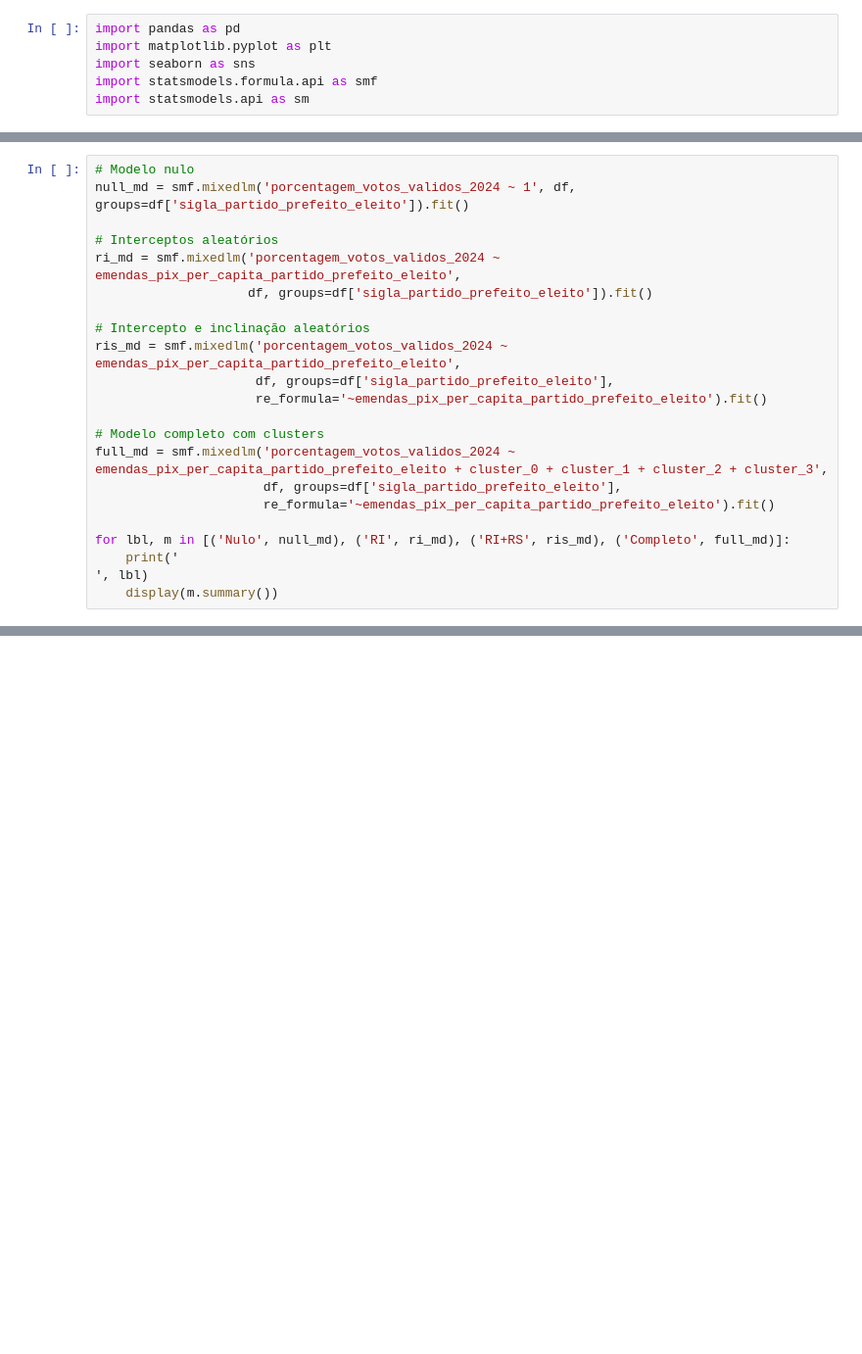
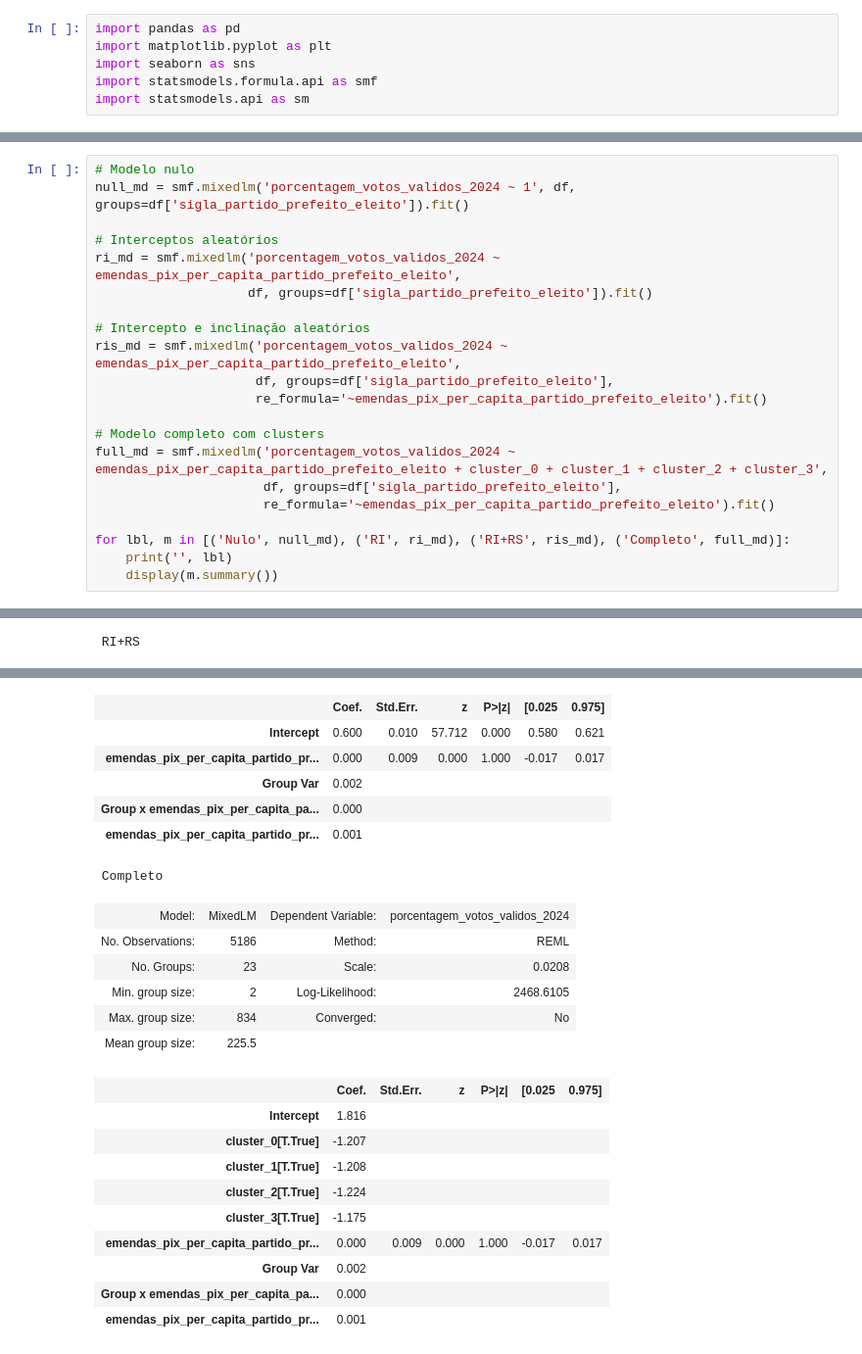
Before and after one commit to brunomelo94/emendas-pix, a Jupyter notebook: notebooks/analise_emendas_pix_clusters.ipynb, the cells around one changed output, grey strips where cells are left out. Shown at 98% size. Cells and saved outputs as stored; diff of their text form; blank space fills up the shorter version.

```diff
--- a/notebooks/analise_emendas_pix_clusters.ipynb
+++ b/notebooks/analise_emendas_pix_clusters.ipynb
@@ -48,6 +75,6 @@ full_md = smf.mixedlm('porcentagem_votos_validos_2024 ~ emendas_pix_per_capita_p
                       re_formula='~emendas_pix_per_capita_partido_prefeito_eleito').fit()
 
 for lbl, m in [('Nulo', null_md), ('RI', ri_md), ('RI+RS', ris_md), ('Completo', full_md)]:
-    print('
-', lbl)
+    print('', lbl)
     display(m.summary())
+# %% [output]
@@ -53,0 +102 @@ for lbl, m in [('Nulo', null_md), ('RI', ri_md), ('RI+RS', ris_md), ('Completo',
+ RI+RS
@@ -53,0 +109,23 @@ for lbl, m in [('Nulo', null_md), ('RI', ri_md), ('RI+RS', ris_md), ('Completo',
+|  | Coef. | Std.Err. | z | P>|z| | [0.025 | 0.975] |
+| Intercept | 0.600 | 0.010 | 57.712 | 0.000 | 0.580 | 0.621 |
+| emendas_pix_per_capita_partido_pr... | 0.000 | 0.009 | 0.000 | 1.000 | -0.017 | 0.017 |
+| Group Var | 0.002 |  |  |  |  |  |
+| Group x emendas_pix_per_capita_pa... | 0.000 |  |  |  |  |  |
+| emendas_pix_per_capita_partido_pr... | 0.001 |  |  |  |  |  |
+ Completo
+| Model: | MixedLM | Dependent Variable: | porcentagem_votos_validos_2024 |
+| No. Observations: | 5186 | Method: | REML |
+| No. Groups: | 23 | Scale: | 0.0208 |
+| Min. group size: | 2 | Log-Likelihood: | 2468.6105 |
+| Max. group size: | 834 | Converged: | No |
+| Mean group size: | 225.5 |  |  |
+|  | Coef. | Std.Err. | z | P>|z| | [0.025 | 0.975] |
+| Intercept | 1.816 |  |  |  |  |  |
+| cluster_0[T.True] | -1.207 |  |  |  |  |  |
+| cluster_1[T.True] | -1.208 |  |  |  |  |  |
+| cluster_2[T.True] | -1.224 |  |  |  |  |  |
+| cluster_3[T.True] | -1.175 |  |  |  |  |  |
+| emendas_pix_per_capita_partido_pr... | 0.000 | 0.009 | 0.000 | 1.000 | -0.017 | 0.017 |
+| Group Var | 0.002 |  |  |  |  |  |
+| Group x emendas_pix_per_capita_pa... | 0.000 |  |  |  |  |  |
+| emendas_pix_per_capita_partido_pr... | 0.001 |  |  |  |  |  |
```
Also changed, not shown: parts of 4 cells of this notebook.
